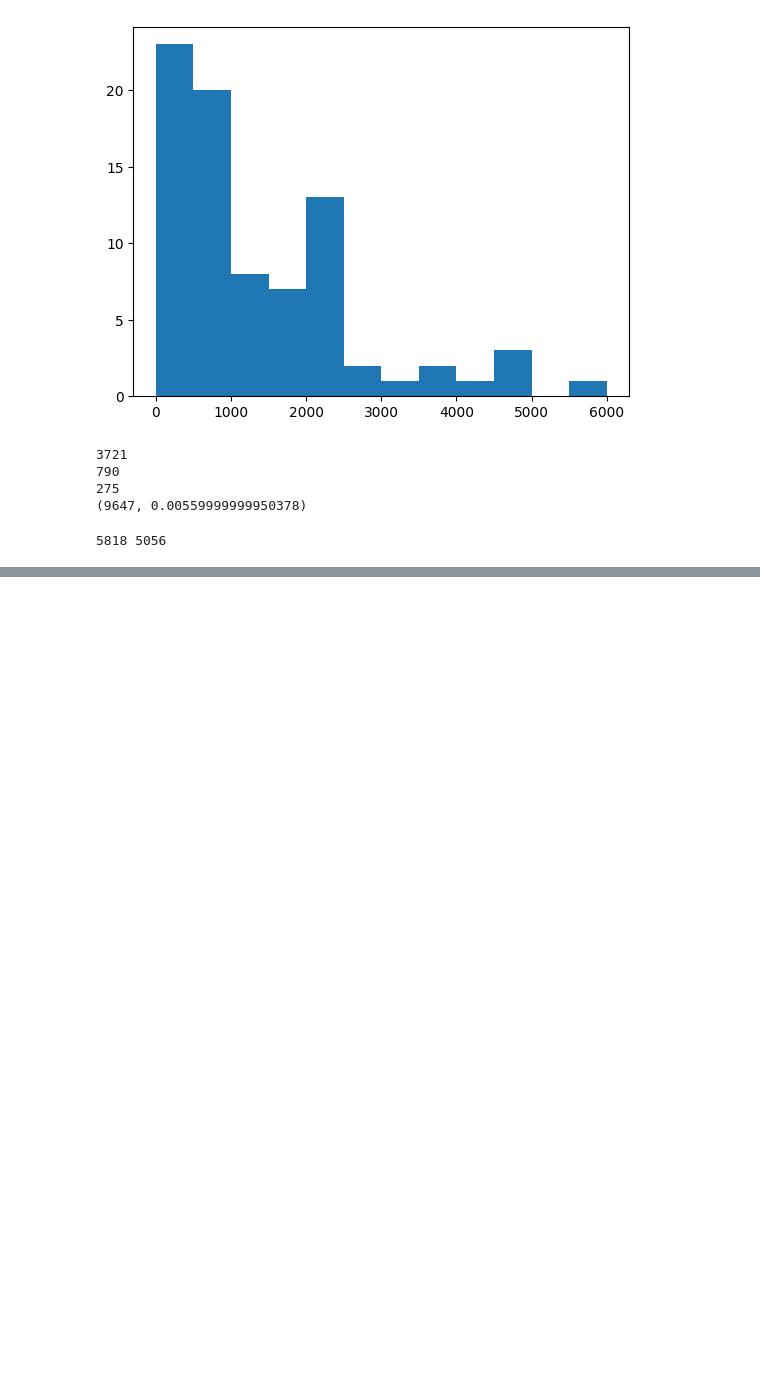
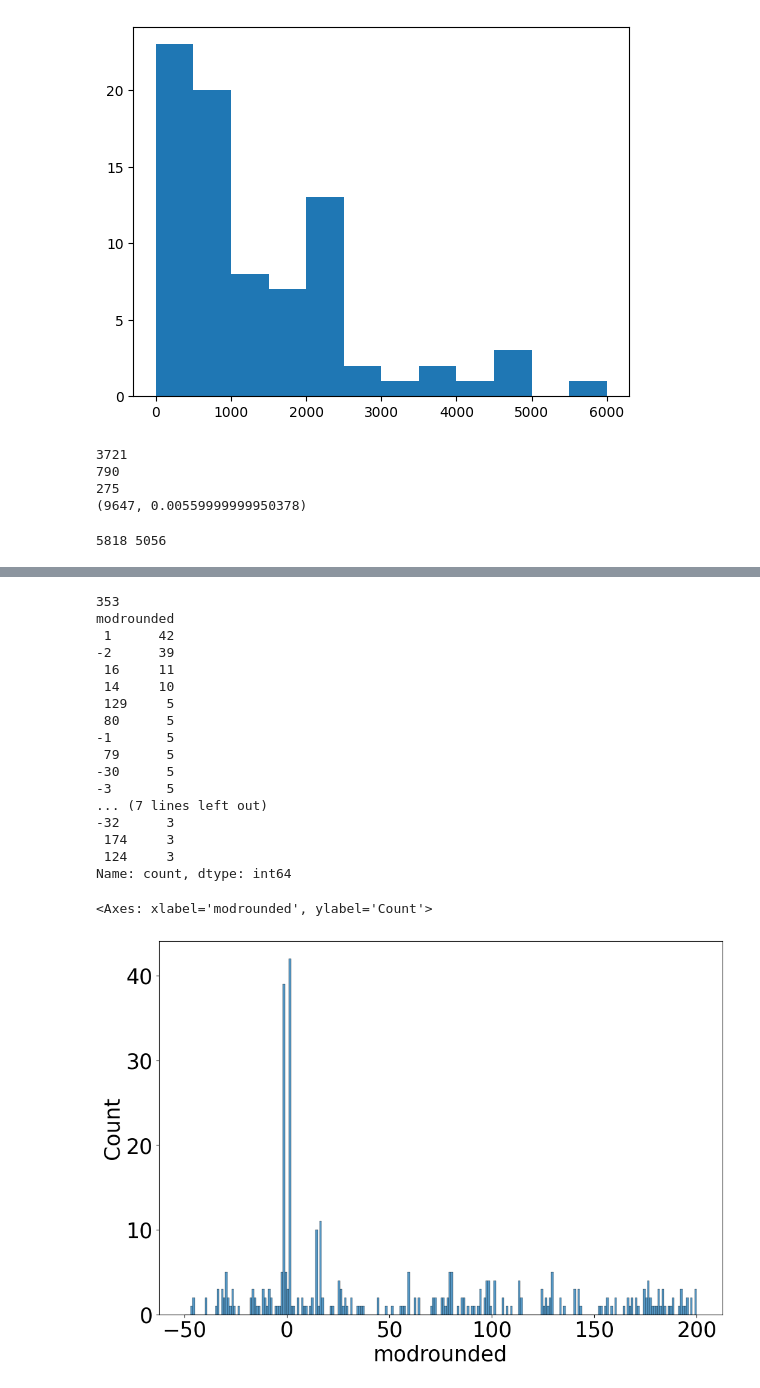
Before and after one commit to todanielwang/TopMPI, a Jupyter notebook: Experiments/notebook.ipynb, the cells around one changed output, grey strips where cells are left out. Saved outputs shown, nothing was run; the diff lists cells and outputs as text; code cells hidden in the pictures; blank space fills up the shorter version.

```diff
--- a/Experiments/notebook.ipynb
+++ b/Experiments/notebook.ipynb
@@ -5288,0 +5191,43 @@ sns.histplot(filtered["EC_score"])
+# %%
+import util
+import seaborn as sns
+import numpy as np
+import matplotlib.pyplot as plt
+
+primary = util.read_tsv("/home/daniel/Desktop/datafiles/RealData/yeast/yeast/Yeast_1_TopMPI/Primary_ms2_toppic_proteoform_single.tsv")
+primary = primary[primary["#unexpected modifications"] == 1]
+primary['modvalue'] = primary['unexpected modifications'].str.extract(r'([+-]?\d+\.\d+)').astype(float).fillna(0)
+primary['modrounded'] = primary['modvalue'].round().astype(int)
+# primarymod = primary[(primary['modrounded'] > 0) & (primary['modrounded'] < 200)]
+
+print(primary.shape[0])
+
+print(primary['modrounded'].value_counts().head(20))
+
+bins = np.arange(-50, 201, 1)
+
+plt.rcParams.update({'font.size': 25})
+
+plt.figure(figsize=(12, 8))
+
+sns.histplot(primary['modrounded'], bins=bins)
+# %% [output]
+353
+modrounded
+ 1      42
+-2      39
+ 16     11
+ 14     10
+ 129     5
+ 80      5
+-1       5
+ 79      5
+-30      5
+-3       5
+... (7 lines left out)
+-32      3
+ 174     3
+ 124     3
+Name: count, dtype: int64
+<Axes: xlabel='modrounded', ylabel='Count'>
+[figure, added]
```
Also changed, not shown: parts of 12 cells of this notebook, 6 other files.
